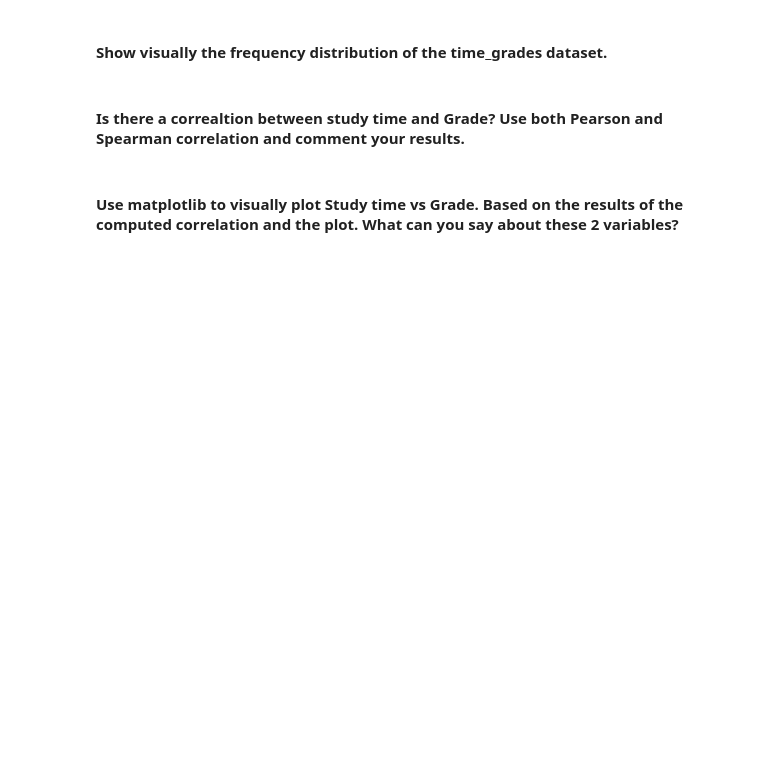
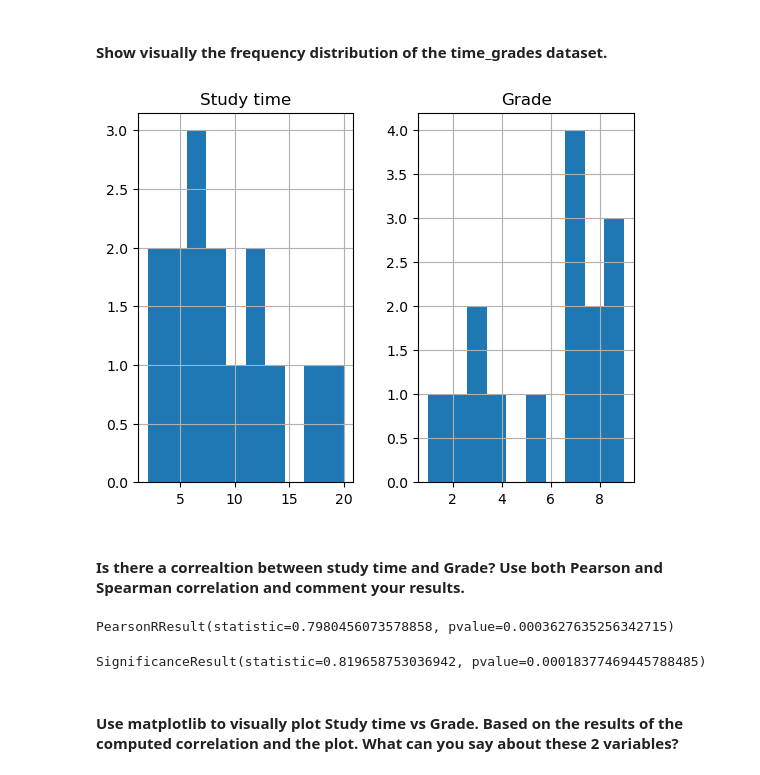
Before and after one commit to Ironhack-Data-Madrid-Octubre-2023/5.1-lab_pivot_table_and_correlation, a Jupyter notebook: your_code/main.ipynb, the cells around one changed output. Drawn from its saved outputs; the diff is of its cells as text; code cells hidden in the pictures; blank space fills up the shorter version.

```diff
--- a/your_code/main.ipynb
+++ b/your_code/main.ipynb
@@ -284,0 +318,3 @@ column= ['Calorie burned', 'Steps','Floors','Minutes Sedentary','Minutes Very Ac
+# %%
+time_grades = pd.read_csv('Time_Grades.csv')
+time_grades.head(3)
@@ -289,2 +328,6 @@ column= ['Calorie burned', 'Steps','Floors','Minutes Sedentary','Minutes Very Ac
+# %%
+time_grades.hist();
+# %% [output]
+[figure, added]
 # %% [markdown]
 #### Is there a correaltion between study time and Grade? Use both Pearson and Spearman correlation and comment your results.
@@ -295,2 +336,10 @@ column= ['Calorie burned', 'Steps','Floors','Minutes Sedentary','Minutes Very Ac
+# %%
+st.pearsonr(time_grades['Study time'], time_grades['Grade'])
+# %% [output]
+PearsonRResult(statistic=0.7980456073578858, pvalue=0.0003627635256342715)
+# %%
+st.spearmanr(time_grades['Study time'], time_grades['Grade'])
+# %% [output]
+SignificanceResult(statistic=0.819658753036942, pvalue=0.00018377469445788485)
 # %% [markdown]
 #### Use matplotlib to visually plot Study time vs Grade. Based on the results of the computed correlation and the plot. What can you say about these 2 variables?
```
Also changed, not shown: parts of 22 cells of this notebook.
